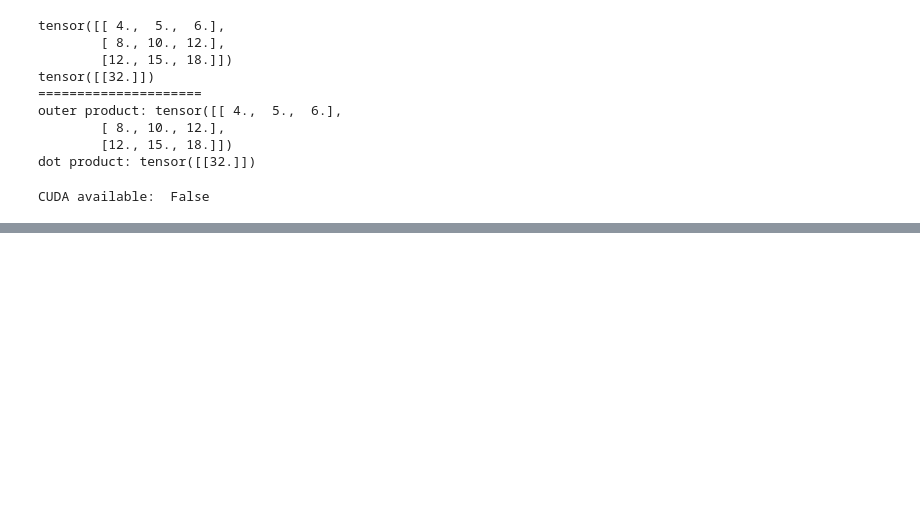
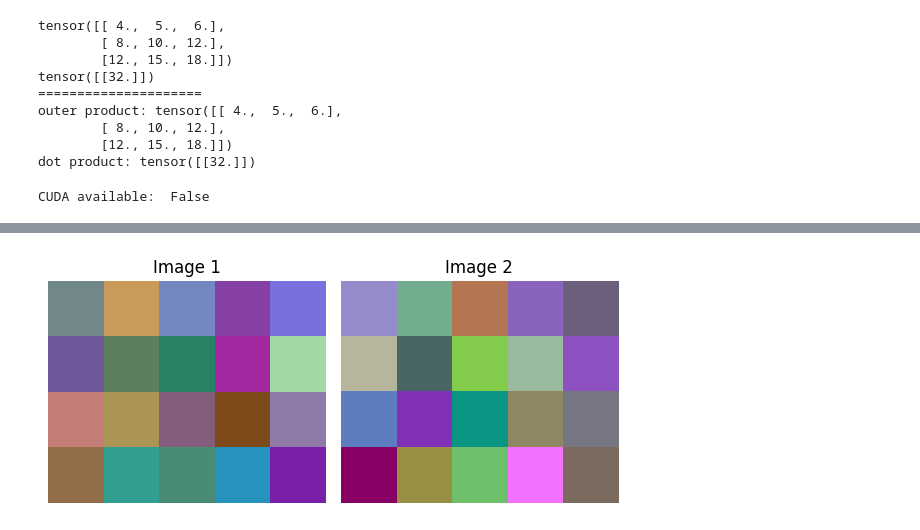
Before and after one commit to KevinChunye/6.796DeepLearning, a Jupyter notebook: pytorch_tutorial/tutorial.ipynb, the cells around one changed output, grey strips where cells are left out. Cells and saved outputs as stored; diff of their text form; code cells hidden in the pictures; blank space fills up the shorter version.

```diff
--- a/pytorch_tutorial/tutorial.ipynb
+++ b/pytorch_tutorial/tutorial.ipynb
@@ -128,0 +185,25 @@ model.to(device)
+# %%
+import torch
+import matplotlib.pyplot as plt
+x = torch.randn(2,3,4,5)
+# print(x)
+
+# Convert to numpy for visualization (PyTorch -> numpy expects channel-last order)
+# Permute from (batch, channel, height, width) -> (batch, height, width, channel)
+x_img = x.permute(0, 2, 3, 1).detach().numpy()
+
+# Normalize values to [0,1] for visualization (since randn ~ N(0,1))
+x_img_norm = (x_img - x_img.min()) / (x_img.max() - x_img.min())
+
+# Plot the two images side by side
+fig, axes = plt.subplots(1, 2, figsize=(6,3))
+
+for i, ax in enumerate(axes):
+    ax.imshow(x_img_norm[i])
+    ax.set_title(f"Image {i+1}")
+    ax.axis("off")
+
+plt.tight_layout()
+plt.show()
+# %% [output]
+[figure, added]
```
Also changed, not shown: parts of 11 cells of this notebook.
